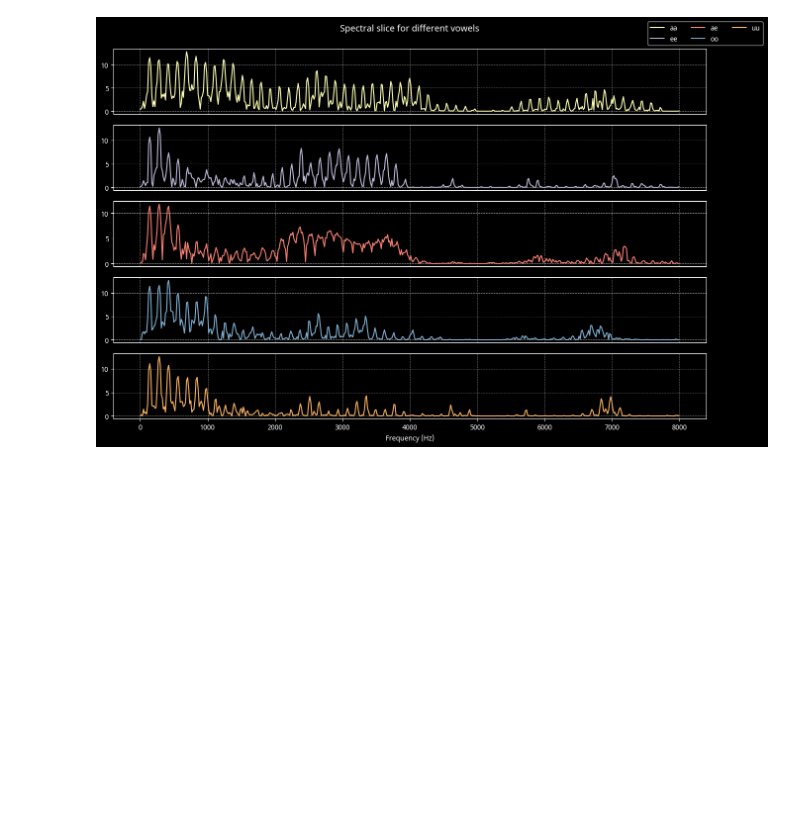
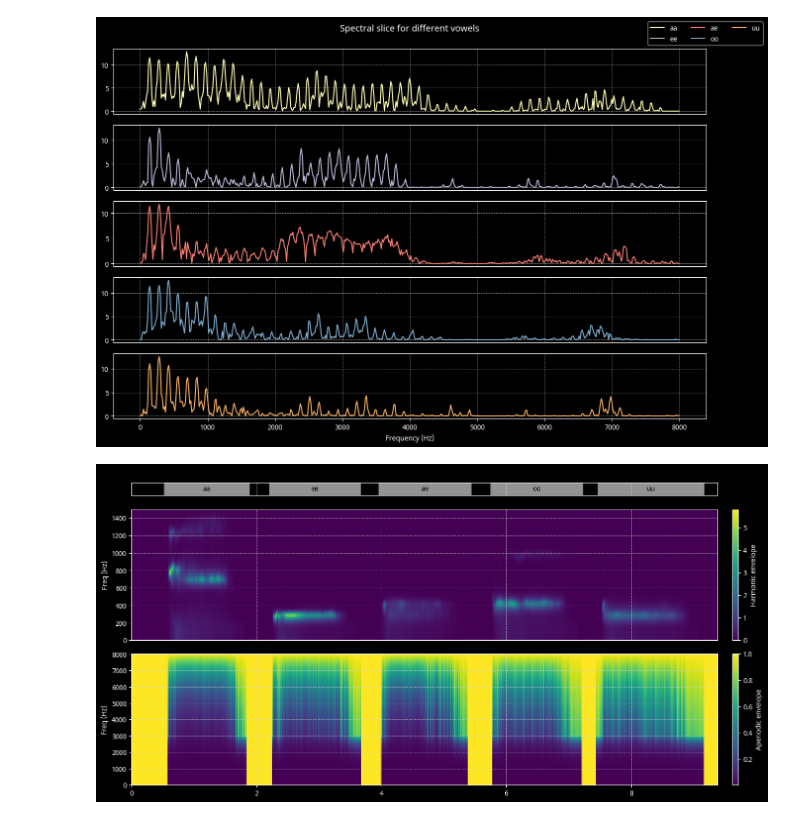
Before and after one commit to meluron-codecafe/devquest, a Jupyter notebook: notebooks/EXP-Spectral_Footprints_of_Spoken_Alphabets.ipynb, the cells around one changed output. Drawn from its saved outputs; the diff is of its cells as text; code cells hidden in the pictures; blank space fills up the shorter version.

```diff
--- a/notebooks/EXP-Spectral_Footprints_of_Spoken_Alphabets.ipynb
+++ b/notebooks/EXP-Spectral_Footprints_of_Spoken_Alphabets.ipynb
@@ -85,3 +88,19 @@ fig.add_xlabel("Frequency (Hz)")
 fig.add_legend(0.92)
 # %% [output]
 [figure]
+# %%
+_f0, t = pw.harvest(y, sr)    # pitch extractor using harvest method
+f0 = pw.stonemask(y, _f0, t, sr)  # pitch refinement
+sp = pw.cheaptrick(y, f0, t, sr)  # extract smoothed spectrogram
+ap = pw.d4c(y, f0, t, sr)         # extract aperiodicity
+y_synth = pw.synthesize(f0, sp, ap, sr) # synthesize an utterance using the parameters
+# %%
+fft_size = (sp.T.shape[0] - 1) * 2
+
+# Visualisation
+fig = ms.fig("amm")
+fig.add_annotation(ann)
+fig.add_matrix(sp.T, np.arange(sp.T.shape[0]) * sr / fft_size, t, o="lower", label="Harmonic envelope", ylabel="Freq (Hz)", ylim=(0, 1500))
+fig.add_matrix(ap.T, np.arange(ap.T.shape[0]) * sr / fft_size, t, o="lower", label="Aperiodic envelope", ylabel="Freq (Hz)")
+# %% [output]
+[figure, added]
```
Also changed, not shown: parts of 2 cells of this notebook, 14 other files.
